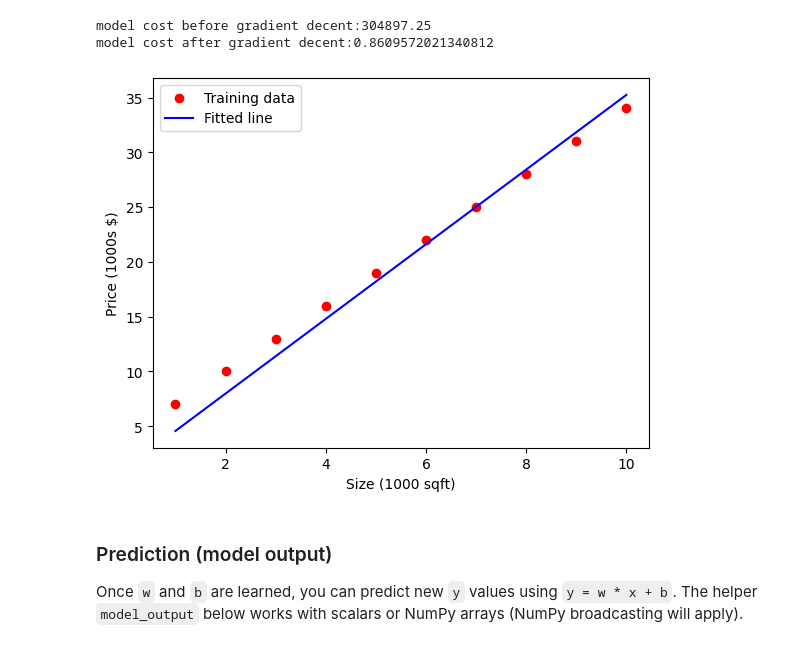
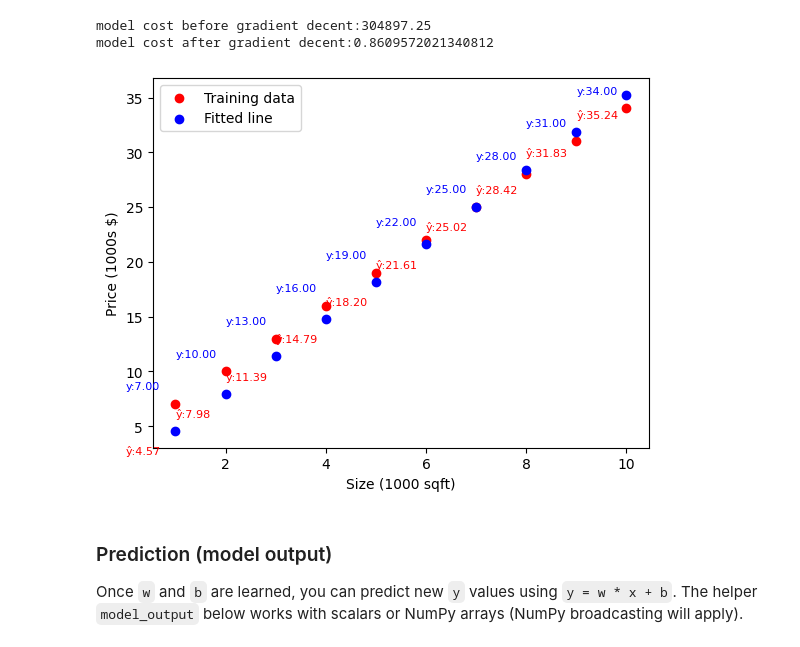
Before and after one commit to anounman/ML-Classified, a Jupyter notebook: Univariate_Linear_Regression_From_Scratch.ipynb, the cells around one changed output. Saved outputs shown, nothing was run; the diff lists cells and outputs as text; code cells hidden in the pictures.

```diff
--- a/Univariate_Linear_Regression_From_Scratch.ipynb
+++ b/Univariate_Linear_Regression_From_Scratch.ipynb
@@ -89,15 +89,21 @@ model cost before gradient decent:304897.25
 model cost after gradient decent:0.8609572021340812
 # %%
 import matplotlib.pyplot as plt
-
+prediction = w * x + b
 plt.scatter(x, y, color='red', label='Training data')
-plt.plot(x, w * x + b, color='blue', label='Fitted line')
+plt.scatter(x, prediction , color='blue', label='Fitted line' ,)
 plt.xlabel("Size (1000 sqft)")
 plt.ylabel("Price (1000s $)")
 plt.legend()
+annotate = True  # set True if you really want labels
+if annotate:
+    dy = (y.max() - y.min())
+    for i in range(len(y)):
+        plt.text(i, y[i] + 0.05 * dy, f"y:{y[i]:.2f}", color='blue', fontsize=8)
+        plt.text(i, prediction[i] - 0.08 * dy, f"ŷ:{prediction[i]:.2f}", color='red', fontsize=8)
 plt.show()
 # %% [output]
-[figure, old version]
+[figure, new version]
 # %% [markdown]
 ### Prediction (model output)
 Once `w` and `b` are learned, you can predict new `y` values using `y = w * x + b`.
```
Also changed, not shown: 1 other file.
